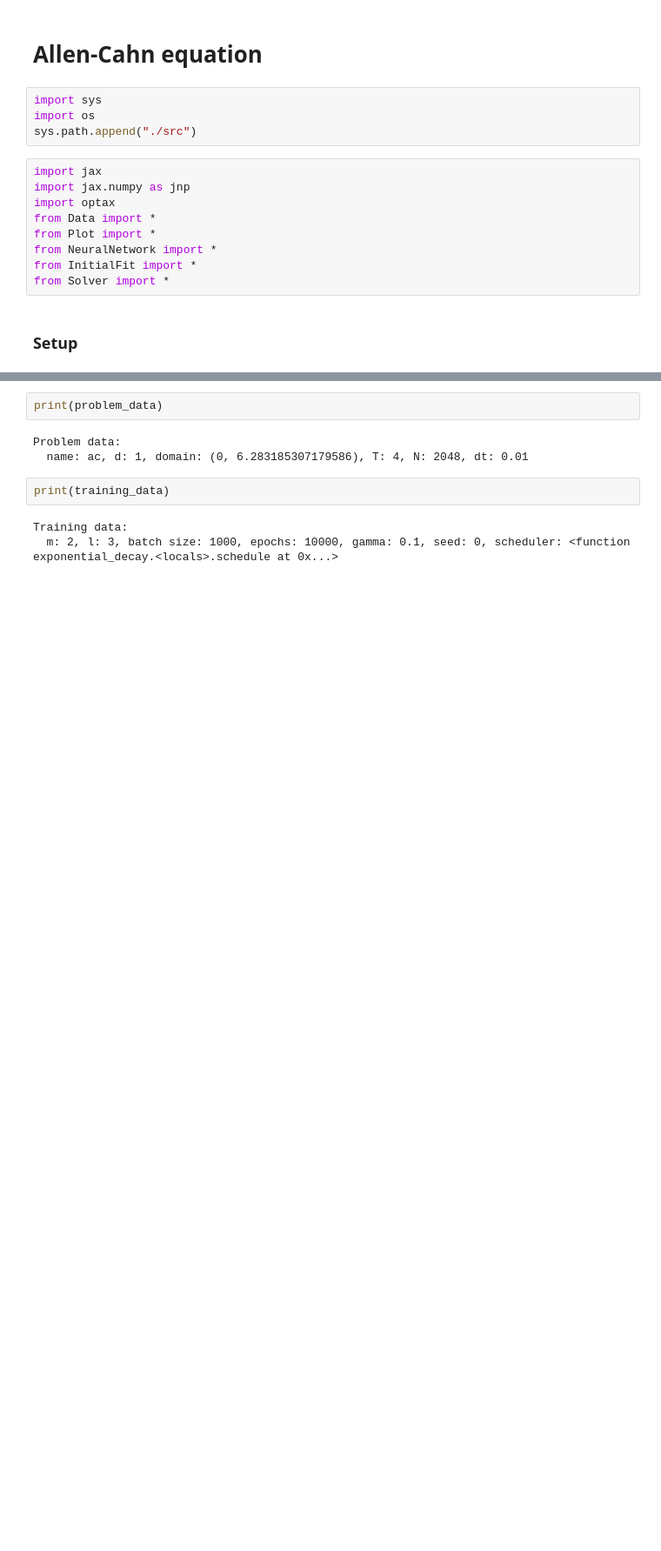
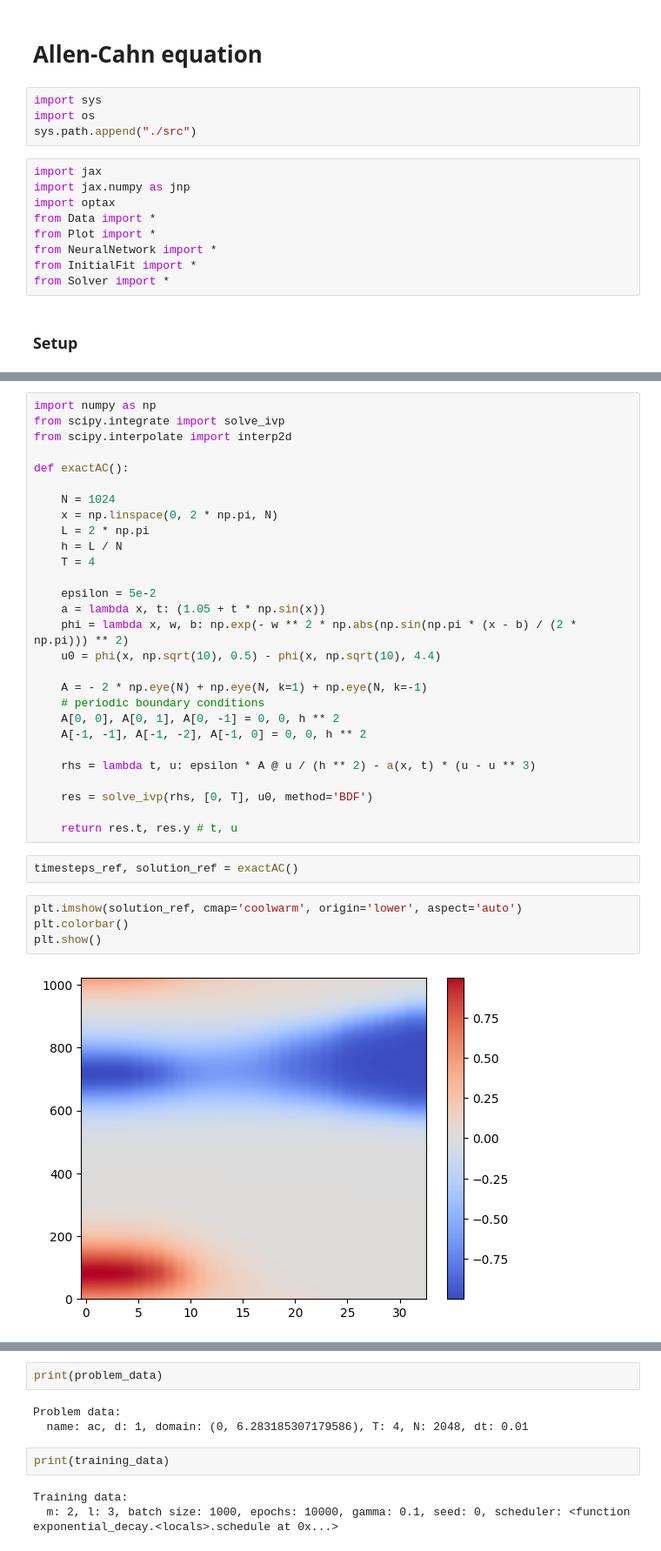
Before and after one commit to FraBet29/Neural_Galerkin, a Jupyter notebook: Allen-Cahn.ipynb, the cells around one changed output, grey strips where cells are left out. Shown: that part at 87% size. Drawn from its saved outputs; the diff is of its cells as text; blank space fills up the shorter version.

Commit message:
Fix boundary conditions AC

```diff
--- a/Allen-Cahn.ipynb
+++ b/Allen-Cahn.ipynb
@@ -29,0 +31,36 @@ def exactAC(x, t):
+# %%
+import numpy as np
+from scipy.integrate import solve_ivp
+from scipy.interpolate import interp2d
+
+def exactAC():
+
+    N = 1024
+    x = np.linspace(0, 2 * np.pi, N)
+    L = 2 * np.pi
+    h = L / N
+    T = 4
+
+    epsilon = 5e-2
+    a = lambda x, t: (1.05 + t * np.sin(x))
+    phi = lambda x, w, b: np.exp(- w ** 2 * np.abs(np.sin(np.pi * (x - b) / (2 * np.pi))) ** 2)
+    u0 = phi(x, np.sqrt(10), 0.5) - phi(x, np.sqrt(10), 4.4)
+
+    A = - 2 * np.eye(N) + np.eye(N, k=1) + np.eye(N, k=-1)
+    # periodic boundary conditions
+    A[0, 0], A[0, 1], A[0, -1] = 0, 0, h ** 2
+    A[-1, -1], A[-1, -2], A[-1, 0] = 0, 0, h ** 2
+
+    rhs = lambda t, u: epsilon * A @ u / (h ** 2) - a(x, t) * (u - u ** 3)
+
+    res = solve_ivp(rhs, [0, T], u0, method='BDF')
+
+    return res.t, res.y # t, u
+# %%
+timesteps_ref, solution_ref = exactAC()
+# %%
+plt.imshow(solution_ref, cmap='coolwarm', origin='lower', aspect='auto')
+plt.colorbar()
+plt.show()
+# %% [output]
+[figure, added]
```
Also changed, not shown: parts of 14 cells of this notebook, 8 other files.
